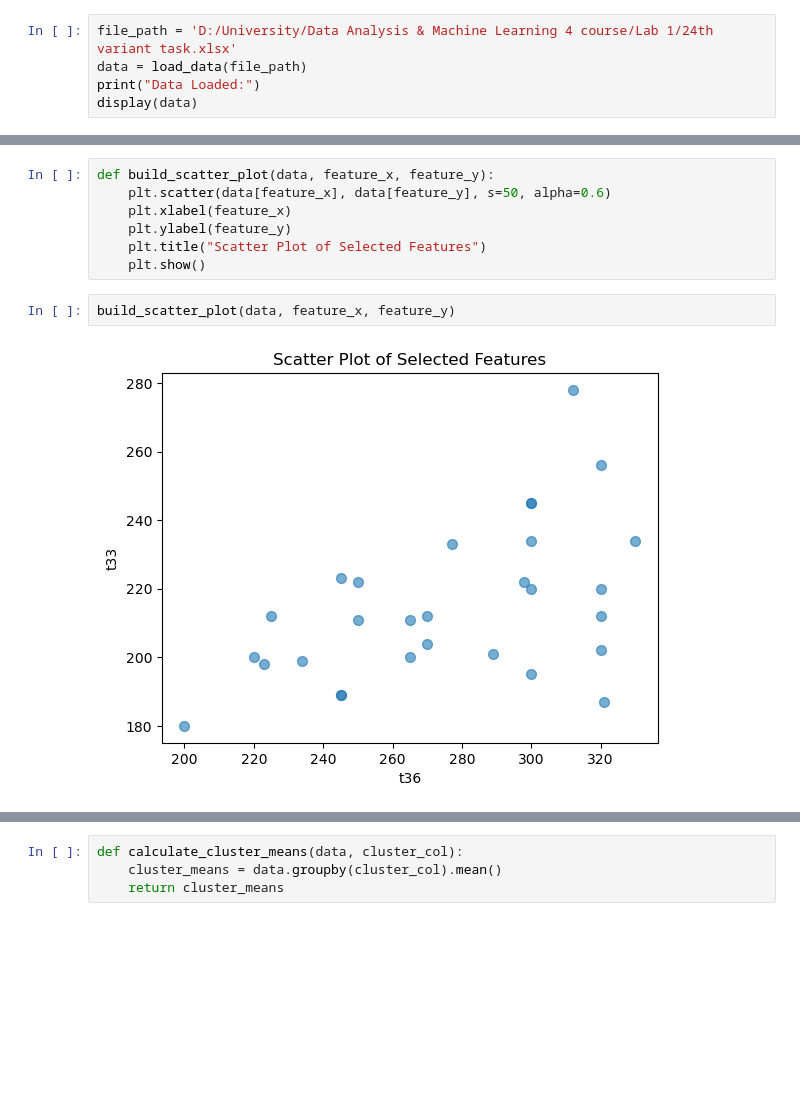
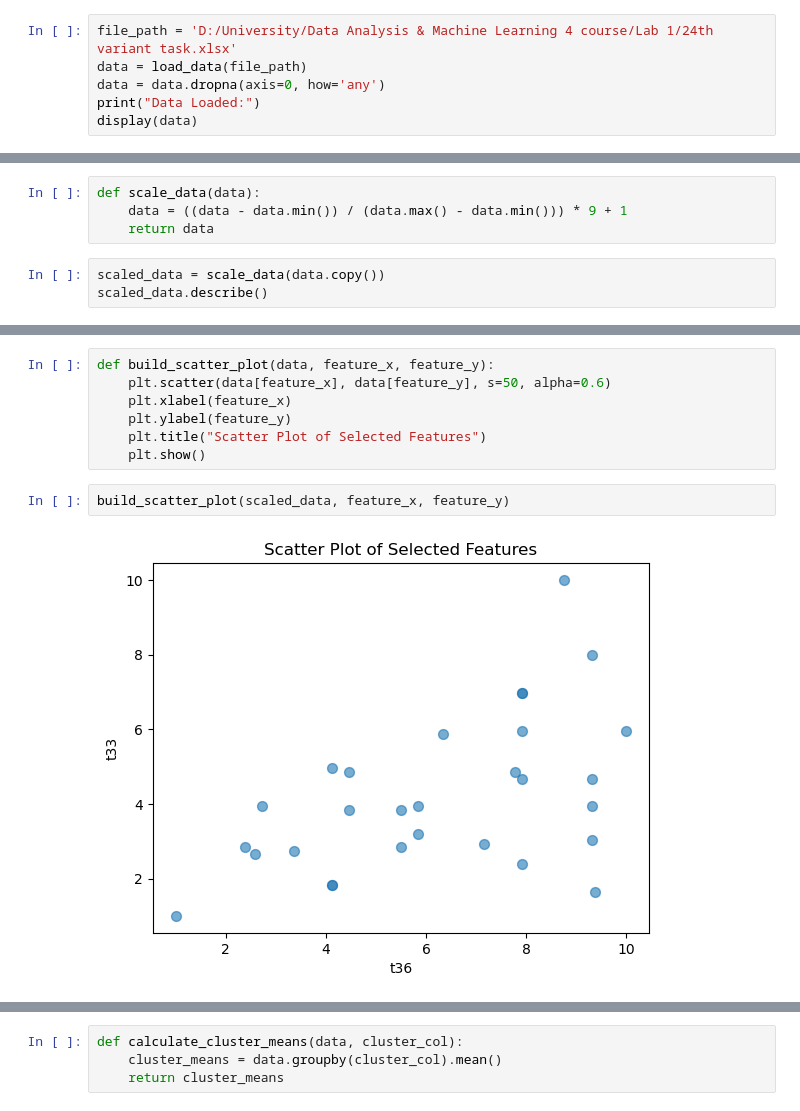
Before and after one commit to kiruhafighter/ClusteringProgram-Unsupervised-machine-learning-, a Jupyter notebook: clustering.ipynb, the cells around one changed output, grey strips where cells are left out. Saved outputs shown, nothing was run; the diff lists cells and outputs as text; blank space fills up the shorter version.

```diff
--- a/clustering.ipynb
+++ b/clustering.ipynb
@@ -20,6 +20,7 @@ def load_data(file_path):
 # %%
 file_path = 'D:/University/Data Analysis & Machine Learning 4 course/Lab 1/24th variant task.xlsx'
 data = load_data(file_path)
+data = data.dropna(axis=0, how='any')
 print("Data Loaded:")
 display(data)
 # %% [output]
@@ -41,3 +42,10 @@ Data Loaded:
 | 26 | 312 | 278 | 243 | 278 | 244 |
 | 27 | 300 | 276 | 267 | 245 | 222 |
 | 28 | 289 | 212 | 222 | 201 | 178 |
+# %%
+def scale_data(data):
+    data = ((data - data.min()) / (data.max() - data.min())) * 9 + 1
+    return data
+# %%
+scaled_data = scale_data(data.copy())
+scaled_data.describe()
@@ -69,9 +96,9 @@ def build_scatter_plot(data, feature_x, feature_y):
     plt.title("Scatter Plot of Selected Features")
     plt.show()
 # %%
-build_scatter_plot(data, feature_x, feature_y)
+build_scatter_plot(scaled_data, feature_x, feature_y)
 # %% [output]
-[figure, old version]
+[figure, new version]
 # %%
 from pandas.plotting import parallel_coordinates
 
```
Also changed, not shown: parts of 29 cells of this notebook.
